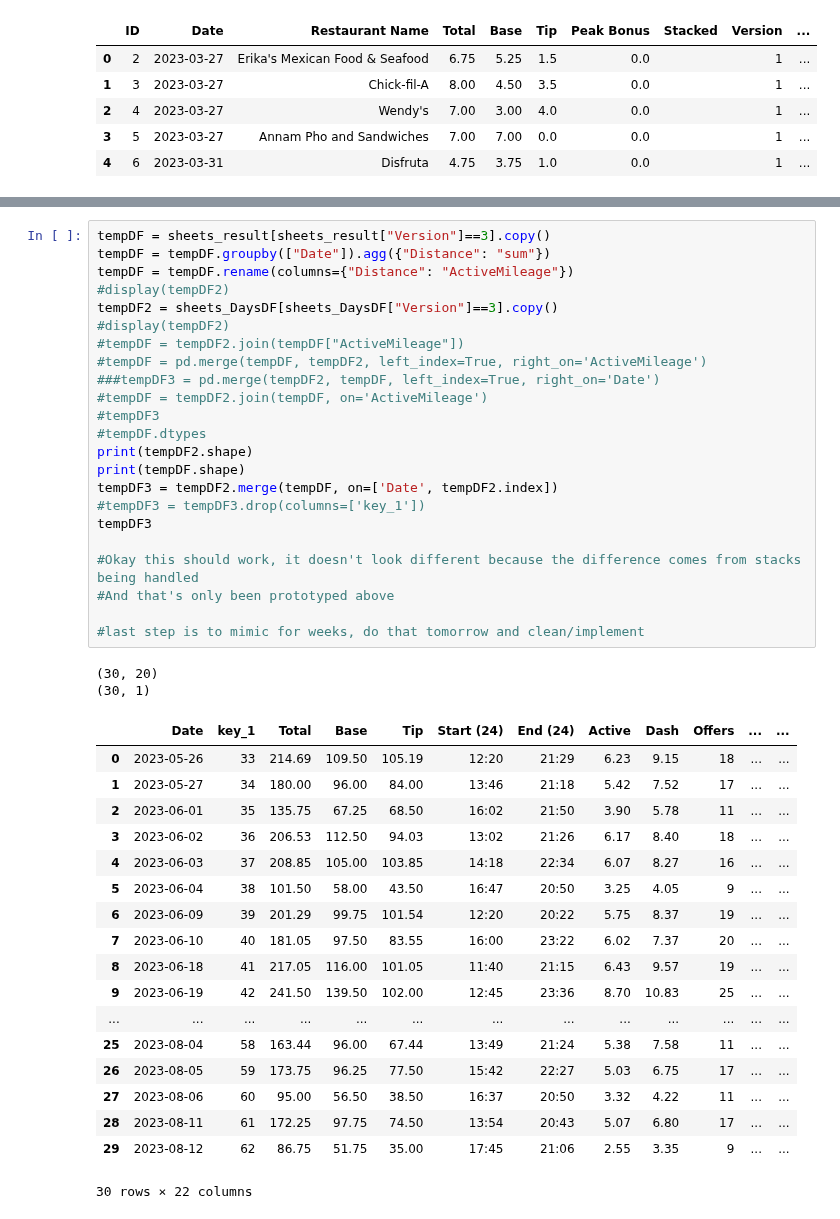
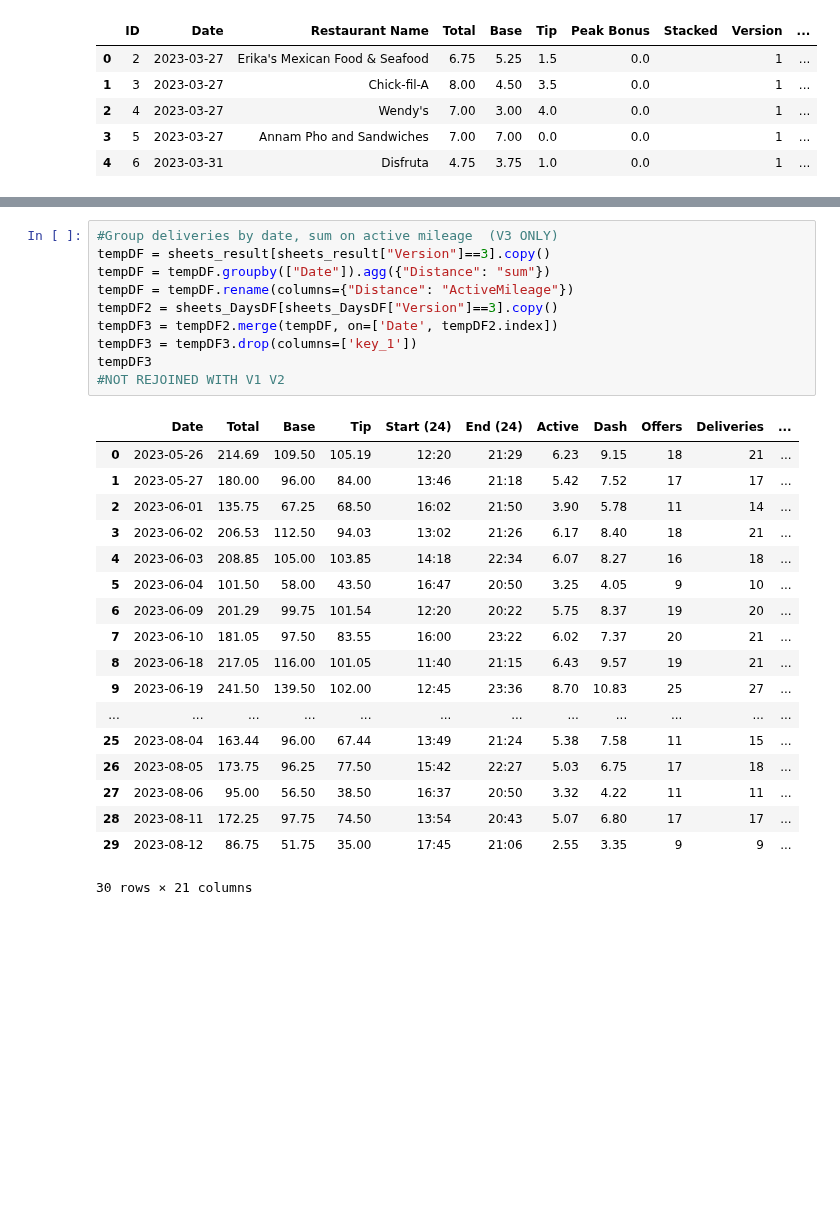
Before and after one commit to Crawford92/DeliveryData, a Jupyter notebook: stats.ipynb, the cells around one changed output, grey strips where cells are left out. Saved outputs shown, nothing was run; the diff lists cells and outputs as text; blank space fills up the shorter version.

```diff
--- a/stats.ipynb
+++ b/stats.ipynb
@@ -522,46 +503,31 @@ Try using .loc[row_indexer,col_indexer] = value instead
 See the caveats in the documentation: https://pandas.pydata.org/pandas-docs/stable/user_guide/indexing.html#returning-a-view-versus-a-copy
   testingDF2["Stack Encoding"] = 0
 # %%
+#Group deliveries by date, sum on active mileage  (V3 ONLY)
 tempDF = sheets_result[sheets_result["Version"]==3].copy()
 tempDF = tempDF.groupby(["Date"]).agg({"Distance": "sum"})
 tempDF = tempDF.rename(columns={"Distance": "ActiveMileage"})
-#display(tempDF2)
 tempDF2 = sheets_DaysDF[sheets_DaysDF["Version"]==3].copy()
-#display(tempDF2)
-#tempDF = tempDF2.join(tempDF["ActiveMileage"])
-#tempDF = pd.merge(tempDF, tempDF2, left_index=True, right_on='ActiveMileage')
-###tempDF3 = pd.merge(tempDF2, tempDF, left_index=True, right_on='Date')
-#tempDF = tempDF2.join(tempDF, on='ActiveMileage')
-#tempDF3
-#tempDF.dtypes
-print(tempDF2.shape)
-print(tempDF.shape)
 tempDF3 = tempDF2.merge(tempDF, on=['Date', tempDF2.index])
-#tempDF3 = tempDF3.drop(columns=['key_1'])
+tempDF3 = tempDF3.drop(columns=['key_1'])
 tempDF3
-
-#Okay this should work, it doesn't look different because the difference comes from stacks being handled
-#And that's only been prototyped above
-
-#last step is to mimic for weeks, do that tomorrow and clean/implement
+#NOT REJOINED WITH V1 V2
 # %% [output]
+|  | Date | Total | Base | Tip | Start (24) | End (24) | Active | Dash | Offers | Deliveries | ... |
+| 0 | 2023-05-26 | 214.69 | 109.50 | 105.19 | 12:20 | 21:29 | 6.23 | 9.15 | 18 | 21 | ... |
+| 1 | 2023-05-27 | 180.00 | 96.00 | 84.00 | 13:46 | 21:18 | 5.42 | 7.52 | 17 | 17 | ... |
+| 2 | 2023-06-01 | 135.75 | 67.25 | 68.50 | 16:02 | 21:50 | 3.90 | 5.78 | 11 | 14 | ... |
+| 3 | 2023-06-02 | 206.53 | 112.50 | 94.03 | 13:02 | 21:26 | 6.17 | 8.40 | 18 | 21 | ... |
+| 4 | 2023-06-03 | 208.85 | 105.00 | 103.85 | 14:18 | 22:34 | 6.07 | 8.27 | 16 | 18 | ... |
+| 5 | 2023-06-04 | 101.50 | 58.00 | 43.50 | 16:47 | 20:50 | 3.25 | 4.05 | 9 | 10 | ... |
+| 6 | 2023-06-09 | 201.29 | 99.75 | 101.54 | 12:20 | 20:22 | 5.75 | 8.37 | 19 | 20 | ... |
+| 7 | 2023-06-10 | 181.05 | 97.50 | 83.55 | 16:00 | 23:22 | 6.02 | 7.37 | 20 | 21 | ... |
+| 8 | 2023-06-18 | 217.05 | 116.00 | 101.05 | 11:40 | 21:15 | 6.43 | 9.57 | 19 | 21 | ... |
+| 9 | 2023-06-19 | 241.50 | 139.50 | 102.00 | 12:45 | 23:36 | 8.70 | 10.83 | 25 | 27 | ... |
+| ... | ... | ... | ... | ... | ... | ... | ... | ... | ... | ... | ... |
+| 25 | 2023-08-04 | 163.44 | 96.00 | 67.44 | 13:49 | 21:24 | 5.38 | 7.58 | 11 | 15 | ... |
+| 26 | 2023-08-05 | 173.75 | 96.25 | 77.50 | 15:42 | 22:27 | 5.03 | 6.75 | 17 | 18 | ... |
+| 27 | 2023-08-06 | 95.00 | 56.50 | 38.50 | 16:37 | 20:50 | 3.32 | 4.22 | 11 | 11 | ... |
+| 28 | 2023-08-11 | 172.25 | 97.75 | 74.50 | 13:54 | 20:43 | 5.07 | 6.80 | 17 | 17 | ... |
+| 29 | 2023-08-12 | 86.75 | 51.75 | 35.00 | 17:45 | 21:06 | 2.55 | 3.35 | 9 | 9 | ... |
-(30, 20)
-(30, 1)
+30 rows × 21 columns
-|  | Date | key_1 | Total | Base | Tip | Start (24) | End (24) | Active | Dash | Offers | ... | ... |
-| 0 | 2023-05-26 | 33 | 214.69 | 109.50 | 105.19 | 12:20 | 21:29 | 6.23 | 9.15 | 18 | ... | ... |
-| 1 | 2023-05-27 | 34 | 180.00 | 96.00 | 84.00 | 13:46 | 21:18 | 5.42 | 7.52 | 17 | ... | ... |
-| 2 | 2023-06-01 | 35 | 135.75 | 67.25 | 68.50 | 16:02 | 21:50 | 3.90 | 5.78 | 11 | ... | ... |
-| 3 | 2023-06-02 | 36 | 206.53 | 112.50 | 94.03 | 13:02 | 21:26 | 6.17 | 8.40 | 18 | ... | ... |
-| 4 | 2023-06-03 | 37 | 208.85 | 105.00 | 103.85 | 14:18 | 22:34 | 6.07 | 8.27 | 16 | ... | ... |
-| 5 | 2023-06-04 | 38 | 101.50 | 58.00 | 43.50 | 16:47 | 20:50 | 3.25 | 4.05 | 9 | ... | ... |
-| 6 | 2023-06-09 | 39 | 201.29 | 99.75 | 101.54 | 12:20 | 20:22 | 5.75 | 8.37 | 19 | ... | ... |
-| 7 | 2023-06-10 | 40 | 181.05 | 97.50 | 83.55 | 16:00 | 23:22 | 6.02 | 7.37 | 20 | ... | ... |
-| 8 | 2023-06-18 | 41 | 217.05 | 116.00 | 101.05 | 11:40 | 21:15 | 6.43 | 9.57 | 19 | ... | ... |
-| 9 | 2023-06-19 | 42 | 241.50 | 139.50 | 102.00 | 12:45 | 23:36 | 8.70 | 10.83 | 25 | ... | ... |
-| ... | ... | ... | ... | ... | ... | ... | ... | ... | ... | ... | ... | ... |
-| 25 | 2023-08-04 | 58 | 163.44 | 96.00 | 67.44 | 13:49 | 21:24 | 5.38 | 7.58 | 11 | ... | ... |
-| 26 | 2023-08-05 | 59 | 173.75 | 96.25 | 77.50 | 15:42 | 22:27 | 5.03 | 6.75 | 17 | ... | ... |
-| 27 | 2023-08-06 | 60 | 95.00 | 56.50 | 38.50 | 16:37 | 20:50 | 3.32 | 4.22 | 11 | ... | ... |
-| 28 | 2023-08-11 | 61 | 172.25 | 97.75 | 74.50 | 13:54 | 20:43 | 5.07 | 6.80 | 17 | ... | ... |
-| 29 | 2023-08-12 | 62 | 86.75 | 51.75 | 35.00 | 17:45 | 21:06 | 2.55 | 3.35 | 9 | ... | ... |
-30 rows × 22 columns
```
Also changed, not shown: parts of 2 cells of this notebook.
